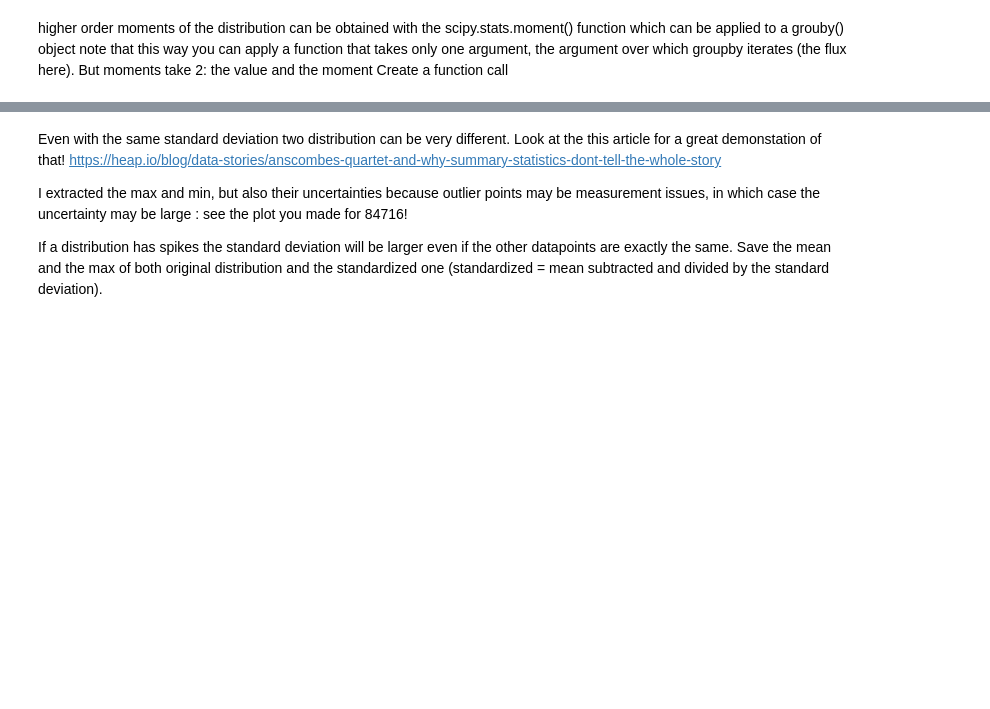
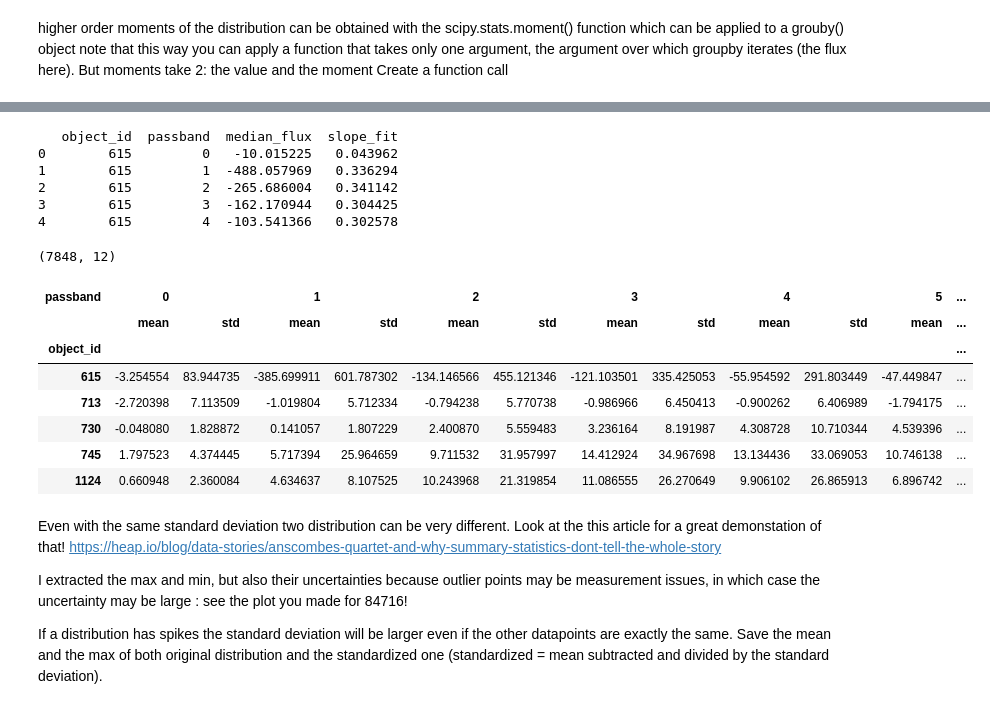
Before and after one commit to mysujan/MLTSA25_SShrestha, a Jupyter notebook: HW4/PLAsTICC_GP_homework.ipynb, the cells around one changed output, grey strips where cells are left out. Drawn from its saved outputs; the diff is of its cells as text; code cells hidden in the pictures; blank space fills up the shorter version.

```diff
--- a/HW4/PLAsTICC_GP_homework.ipynb
+++ b/HW4/PLAsTICC_GP_homework.ipynb
@@ -300,3 +341,57 @@ def m2(x):
+# %%
+# Function to calculate the slope of a linear fit
+def slope_of_line_fit(x, y):
+    slope, intercept, r_value, p_value, std_err = stats.linregress(x, y)
+    return slope
+
+# Group data by object and passband
+grouped = lcvs.groupby(["object_id", "passband"])
+
+# Calculate median flux for standardized lightcurve
+median = grouped["flux"].median()
+
+# Calculate slope of linear fit for standardized lightcurve
+slope = grouped.apply(lambda x: slope_of_line_fit(x["mjd"], x["flux"]))
+
+
+# Combine features into a single DataFrame
+features = pd.DataFrame({'median_flux': median_flux, 'slope_fit': slope_fit})
+
+#Reset index for easier merging
+features = features.reset_index()
+
+
+# Example of merging with metadata (replace with your desired metadata features)
+# Assuming 'object_id' is a common column
+#merged_features = features.merge(metadata[['object_id', 'decl', 'ddf_bool']], on='object_id', how='left')
+
+# Print the first few rows of the combined features
+print(features.head())
+# %% [output]
+   object_id  passband  median_flux  slope_fit
+0        615         0   -10.015225   0.043962
+1        615         1  -488.057969   0.336294
+2        615         2  -265.686004   0.341142
+3        615         3  -162.170944   0.304425
+4        615         4  -103.541366   0.302578
+# %%
+allfeatures = features.reset_index().set_index(['object_id','passband']).stack(
+    ).unstack([1,2])
+allfeatures.shape
+# %% [output]
+(7848, 12)
+# %%
+#EXAMPLE OF A POTENTIAL DATAFRAME OUTPUT
+allfeatures.head()
+# %% [output]
+| passband | 0 |  | 1 |  | 2 |  | 3 |  | 4 |  | 5 | ... |
+|  | mean | std | mean | std | mean | std | mean | std | mean | std | mean | ... |
+| object_id |  |  |  |  |  |  |  |  |  |  |  | ... |
+| 615 | -3.254554 | 83.944735 | -385.699911 | 601.787302 | -134.146566 | 455.121346 | -121.103501 | 335.425053 | -55.954592 | 291.803449 | -47.449847 | ... |
+| 713 | -2.720398 | 7.113509 | -1.019804 | 5.712334 | -0.794238 | 5.770738 | -0.986966 | 6.450413 | -0.900262 | 6.406989 | -1.794175 | ... |
+| 730 | -0.048080 | 1.828872 | 0.141057 | 1.807229 | 2.400870 | 5.559483 | 3.236164 | 8.191987 | 4.308728 | 10.710344 | 4.539396 | ... |
+| 745 | 1.797523 | 4.374445 | 5.717394 | 25.964659 | 9.711532 | 31.957997 | 14.412924 | 34.967698 | 13.134436 | 33.069053 | 10.746138 | ... |
+| 1124 | 0.660948 | 2.360084 | 4.634637 | 8.107525 | 10.243968 | 21.319854 | 11.086555 | 26.270649 | 9.906102 | 26.865913 | 6.896742 | ... |
 # %% [markdown]
 Even with the same standard deviation two distribution can be very different.
 Look at the this article for a great demonstation of that! https://heap.io/blog/data-stories/anscombes-quartet-and-why-summary-statistics-dont-tell-the-whole-story
```
Also changed, not shown: parts of 14 cells of this notebook.
